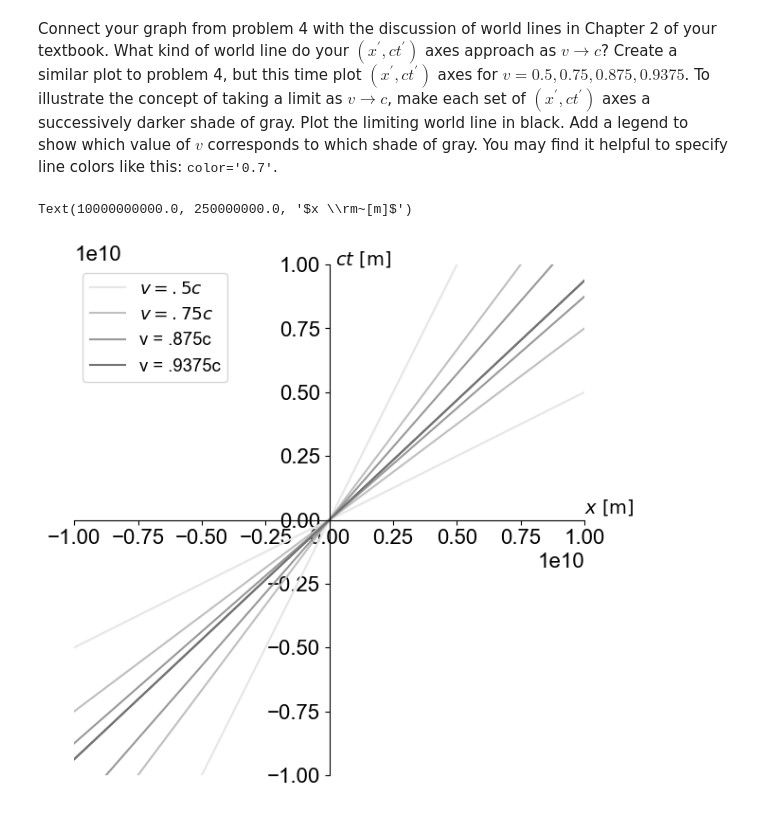
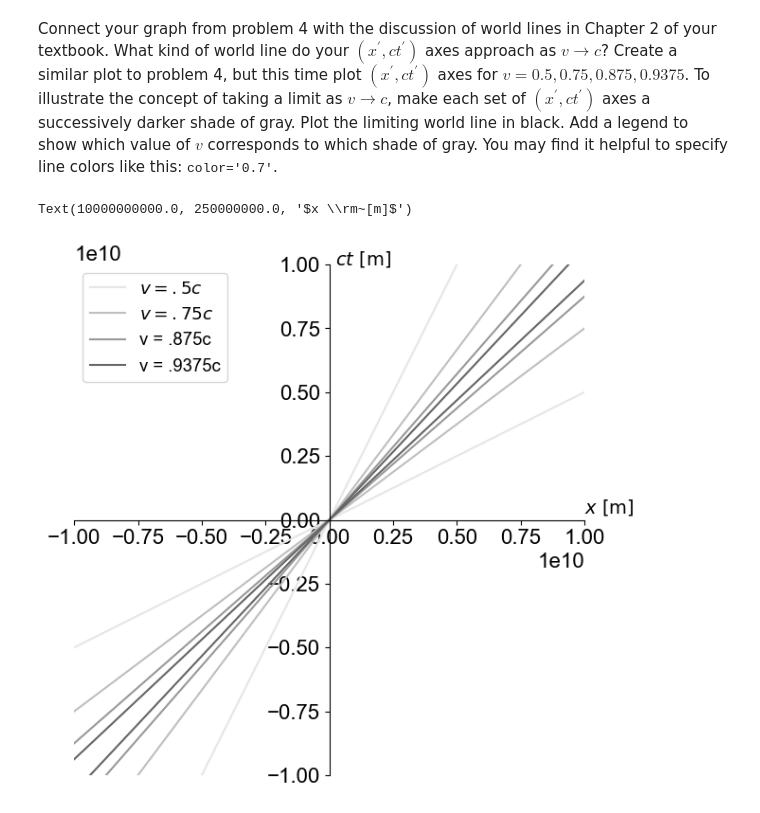
Before and after one commit to CBrown345/PHYS309, a Jupyter notebook: assignment2_spring2025.ipynb, the cells around one changed output. Drawn from its saved outputs; the diff is of its cells as text; code cells hidden in the pictures.

```diff
--- a/assignment2_spring2025.ipynb
+++ b/assignment2_spring2025.ipynb
@@ -104,25 +104,25 @@ Connect your graph from problem 4 with the discussion of world lines in Chapter
 # %%
 # Plot here
 fig3, ax = plt.subplots(figsize = (7,7))
 
 ax.plot(x,ct_prime(x, .5 * constants.speed_of_light), c = '0.9')
 ax.plot(x,ct_prime(x, .75 * constants.speed_of_light), c = '.75')
 ax.plot(x,ct_prime(x, .875 * constants.speed_of_light), c = '.6')
-ax.plot(x,x_prime(x, .9375* constants.speed_of_light), c ='.45')
+ax.plot(x,ct_prime(x, .9375* constants.speed_of_light), c ='.4')
 ax.plot(x,x_prime(x, .5 * constants.speed_of_light), c = '0.9')
 ax.plot(x,x_prime(x, .75 * constants.speed_of_light), c = '.75')
 ax.plot(x,x_prime(x, .875 * constants.speed_of_light), c = '.6')
-ax.plot(x,x_prime(x, .9375* constants.speed_of_light), c ='.45')
+ax.plot(x,x_prime(x, .9375* constants.speed_of_light), c ='.4')
 plt.legend([r"$v = .5c$", r"$v = .75c$", r"v = .875c", r"v = .9375c"], fontsize = 'small')
 ax.spines['left'].set_position(('data', 0))
 ax.spines['bottom'].set_position(('data', 0))
 ax.spines['right'].set_visible(False)
 ax.spines['top'].set_visible(False)
 ax.set_aspect('equal')
 ax.set_xlim([-1e10, 1e10])
 ax.set_ylim([-1e10, 1e10])
 ax.text(.25e9, 1e10, r"$ct \rm~[m]$", fontsize=14)
 ax.text(1e10,.25e9, r"$x \rm~[m]$", fontsize=14)
 # %% [output]
 Text(10000000000.0, 250000000.0, '$x \\rm~[m]$')
-[figure, old version]
+[figure, new version]
```
